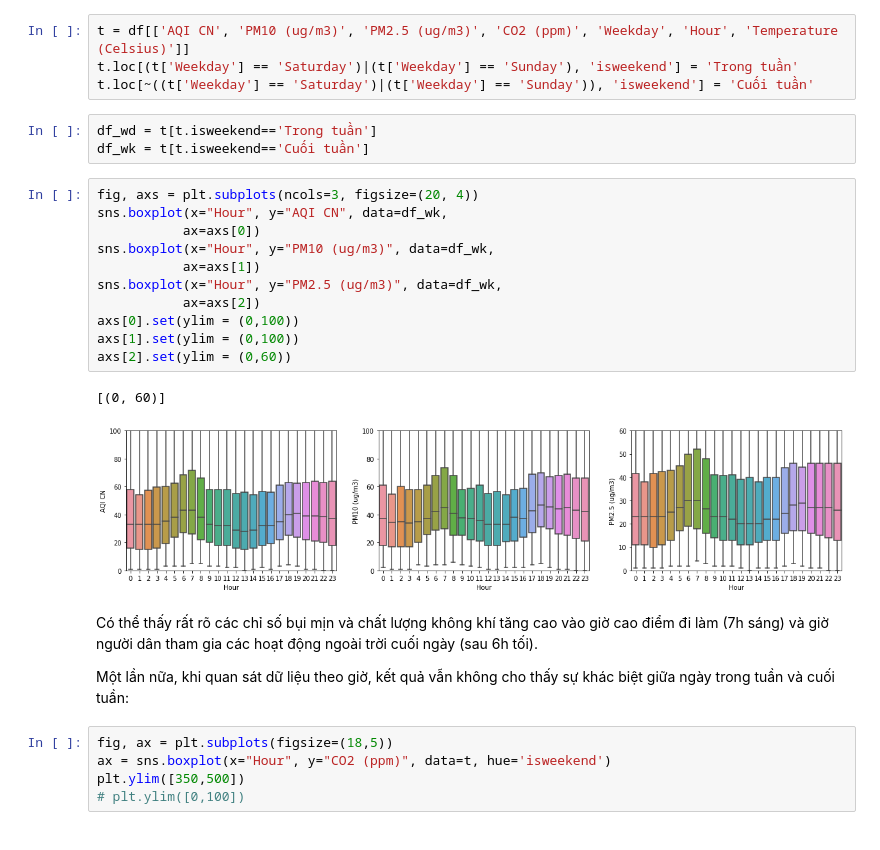
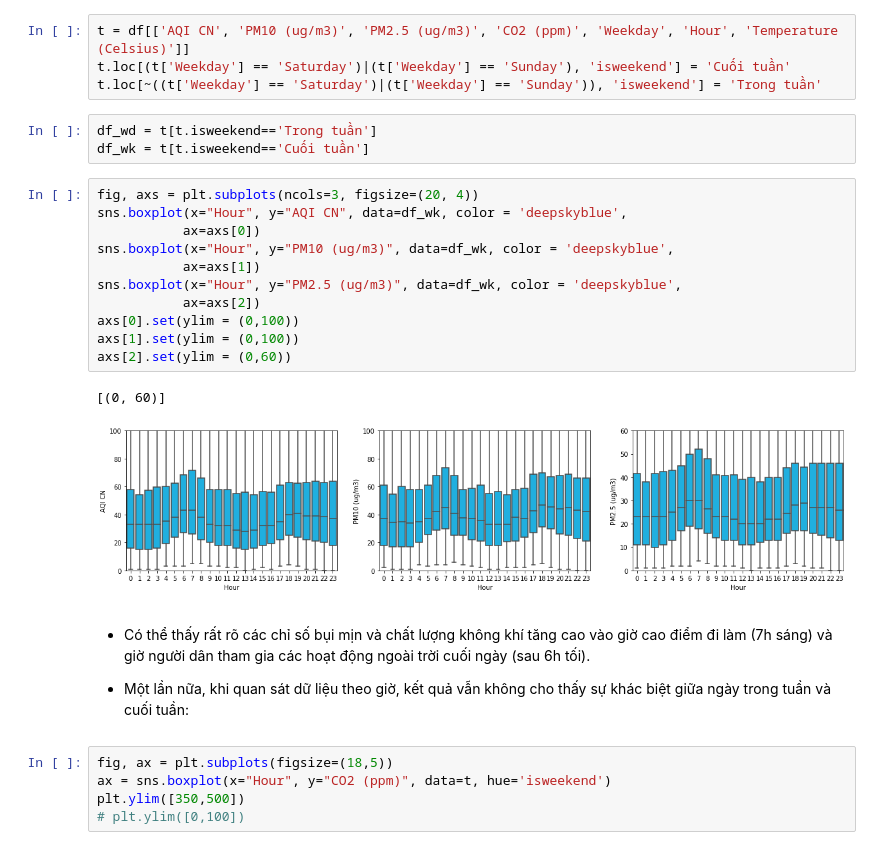
Before and after one commit to nhohung/datasciencecoursera, a Jupyter notebook: PXU air quality.ipynb, the cells around one changed output. Saved outputs shown, nothing was run; the diff lists cells and outputs as text.

```diff
--- a/PXU air quality.ipynb
+++ b/PXU air quality.ipynb
@@ -125,29 +131,30 @@ sns.boxplot(x="Weekday", y="AQI CN", data=df, order=["Monday", "Tuesday", "Wedne
 df['Hour'] = df.index.hour
 # %%
 t = df[['AQI CN', 'PM10 (ug/m3)', 'PM2.5 (ug/m3)', 'CO2 (ppm)', 'Weekday', 'Hour', 'Temperature (Celsius)']]
-t.loc[(t['Weekday'] == 'Saturday')|(t['Weekday'] == 'Sunday'), 'isweekend'] = 'Trong tuần'
-t.loc[~((t['Weekday'] == 'Saturday')|(t['Weekday'] == 'Sunday')), 'isweekend'] = 'Cuối tuần'
+t.loc[(t['Weekday'] == 'Saturday')|(t['Weekday'] == 'Sunday'), 'isweekend'] = 'Cuối tuần'
+t.loc[~((t['Weekday'] == 'Saturday')|(t['Weekday'] == 'Sunday')), 'isweekend'] = 'Trong tuần'
 # %%
 df_wd = t[t.isweekend=='Trong tuần']
 df_wk = t[t.isweekend=='Cuối tuần']
 # %%
 fig, axs = plt.subplots(ncols=3, figsize=(20, 4))
-sns.boxplot(x="Hour", y="AQI CN", data=df_wk,
+sns.boxplot(x="Hour", y="AQI CN", data=df_wk, color = 'deepskyblue',
            ax=axs[0])
-sns.boxplot(x="Hour", y="PM10 (ug/m3)", data=df_wk,
+sns.boxplot(x="Hour", y="PM10 (ug/m3)", data=df_wk, color = 'deepskyblue',
            ax=axs[1])
-sns.boxplot(x="Hour", y="PM2.5 (ug/m3)", data=df_wk,
+sns.boxplot(x="Hour", y="PM2.5 (ug/m3)", data=df_wk, color = 'deepskyblue',
            ax=axs[2])
 axs[0].set(ylim = (0,100))
 axs[1].set(ylim = (0,100))
 axs[2].set(ylim = (0,60))
 # %% [output]
 [(0, 60)]
-[figure, old version]
+[figure, new version]
 # %% [markdown]
-Có thể thấy rất rõ các chỉ số bụi mịn và chất lượng không khí tăng cao vào giờ cao điểm đi làm (7h sáng) và giờ người dân tham gia các hoạt động ngoài trời cuối ngày (sau 6h tối).
+- Có thể thấy rất rõ các chỉ số bụi mịn và chất lượng không khí tăng cao vào giờ cao điểm đi làm (7h sáng) và giờ người dân tham gia các hoạt động ngoài trời cuối ngày (sau 6h tối).
 
-Một lần nữa, khi quan sát dữ liệu theo giờ, kết quả vẫn không cho thấy sự khác biệt giữa ngày trong tuần và cuối tuần:
+
+- Một lần nữa, khi quan sát dữ liệu theo giờ, kết quả vẫn không cho thấy sự khác biệt giữa ngày trong tuần và cuối tuần:
 # %%
 fig, ax = plt.subplots(figsize=(18,5))
 ax = sns.boxplot(x="Hour", y="CO2 (ppm)", data=t, hue='isweekend')
```
Also changed, not shown: parts of 34 cells of this notebook.
